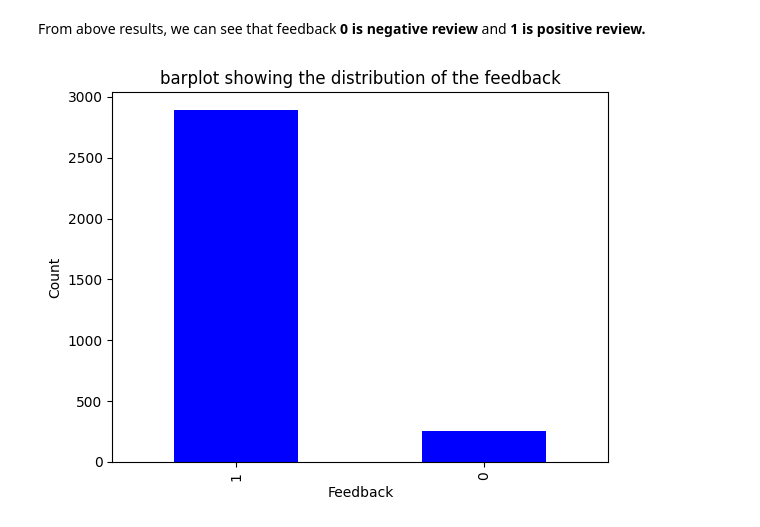
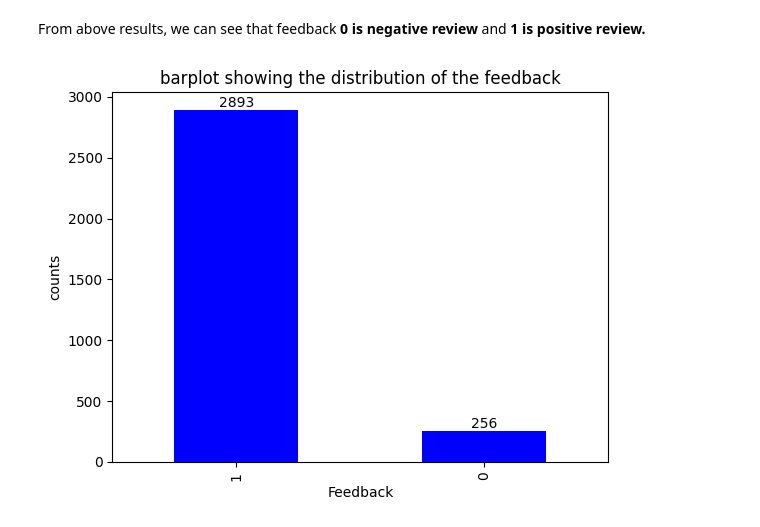
Before and after one commit to rtgsepoct/amazon-alexia-review-sentiment_analysis, a Jupyter notebook: amazon-alexa-review-sentiment_analysis.ipynb, the cells around one changed output. Drawn from its saved outputs; the diff is of its cells as text; code cells hidden in the pictures.

Commit message:
feedback_rating barplot_piechart

```diff
--- a/amazon-alexa-review-sentiment_analysis.ipynb
+++ b/amazon-alexa-review-sentiment_analysis.ipynb
@@ -206,11 +243,12 @@ From above results, we can see that feedback **0 is negative review** and **1 is
 # %%
 # let's plot the feedback value counts in a bar graph.
 # bar grpah to visualize the total counts of each feedback
 
-data['feedback'].value_counts().plot.bar(color='blue')
+ax = data['feedback'].value_counts().plot.bar(color='blue')
 plt.title("barplot showing the distribution of the feedback")
 plt.xlabel('Feedback')
-plt.ylabel('Count')
+plt.ylabel('counts')
+ax.bar_label(ax.containers[0])
 plt.show()
 # %% [output]
-[figure, old version]
+[figure, new version]
```
Also changed, not shown: parts of 9 cells of this notebook.
